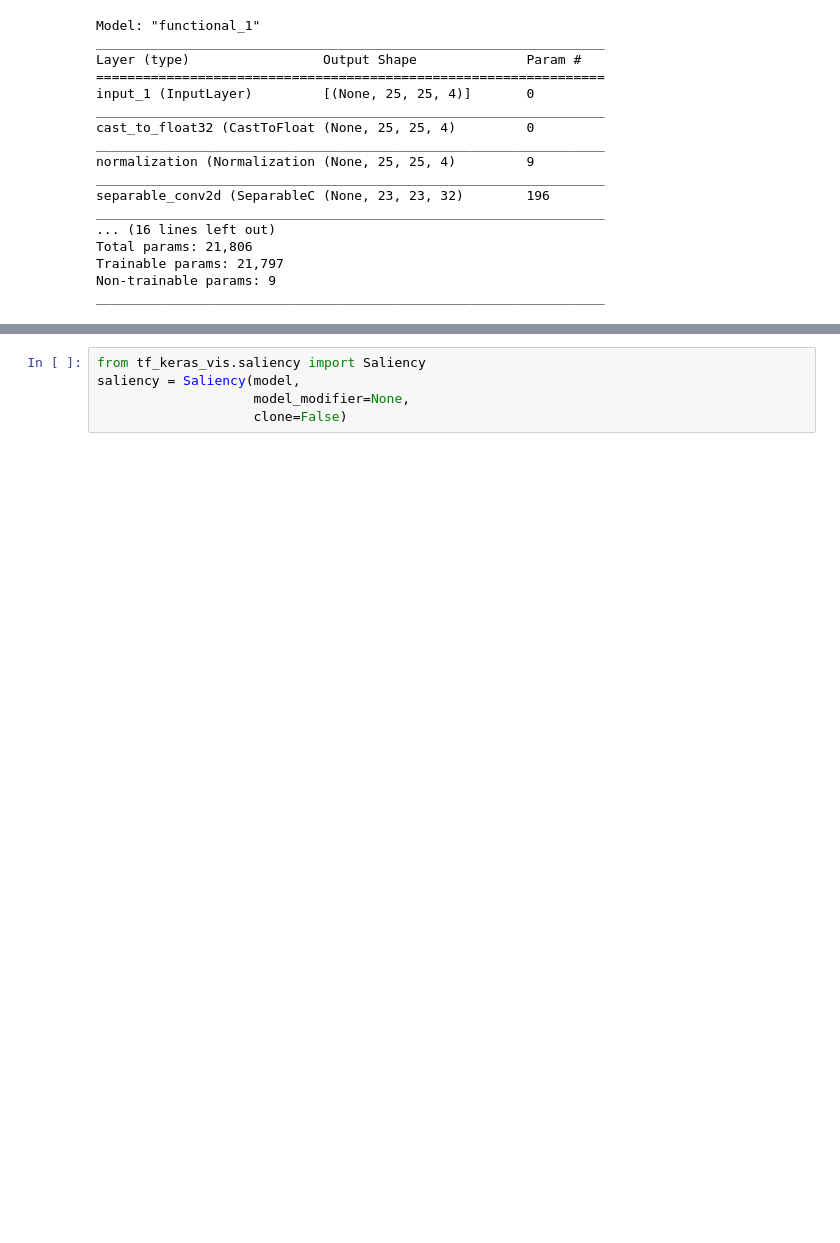
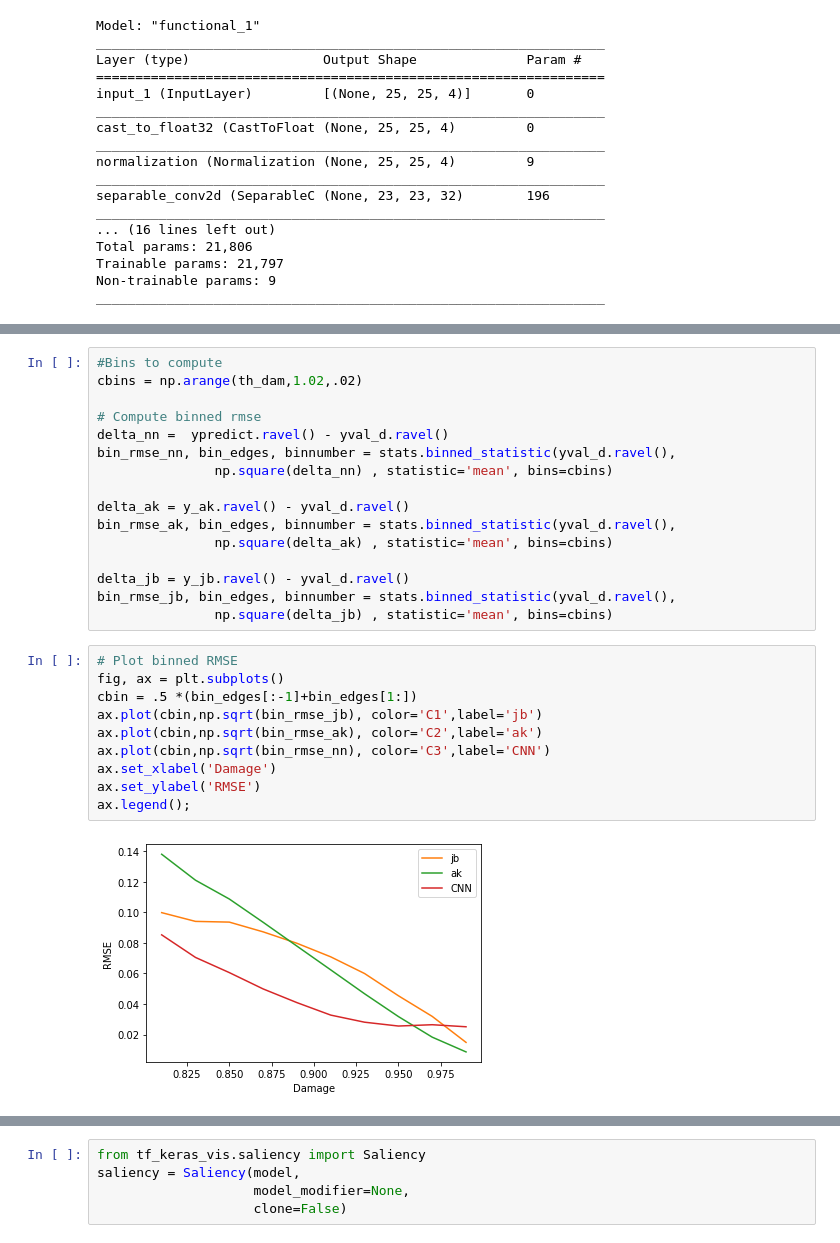
Before and after one commit to nansencenter/SID-NN, a Jupyter notebook: training.ipynb, the cells around one changed output, grey strips where cells are left out. Cells and saved outputs as stored; diff of their text form; blank space fills up the shorter version.

```diff
--- a/training.ipynb
+++ b/training.ipynb
@@ -422,0 +389,28 @@ NameError: name 'fname_score_shuffle' is not defined
+# %%
+#Bins to compute
+cbins = np.arange(th_dam,1.02,.02)
+
+# Compute binned rmse
+delta_nn =  ypredict.ravel() - yval_d.ravel()
+bin_rmse_nn, bin_edges, binnumber = stats.binned_statistic(yval_d.ravel(),
+               np.square(delta_nn) , statistic='mean', bins=cbins)
+
+delta_ak = y_ak.ravel() - yval_d.ravel()
+bin_rmse_ak, bin_edges, binnumber = stats.binned_statistic(yval_d.ravel(),
+               np.square(delta_ak) , statistic='mean', bins=cbins)
+
+delta_jb = y_jb.ravel() - yval_d.ravel()
+bin_rmse_jb, bin_edges, binnumber = stats.binned_statistic(yval_d.ravel(),
+               np.square(delta_jb) , statistic='mean', bins=cbins)
+# %%
+# Plot binned RMSE
+fig, ax = plt.subplots()
+cbin = .5 *(bin_edges[:-1]+bin_edges[1:])
+ax.plot(cbin,np.sqrt(bin_rmse_jb), color='C1',label='jb')
+ax.plot(cbin,np.sqrt(bin_rmse_ak), color='C2',label='ak')
+ax.plot(cbin,np.sqrt(bin_rmse_nn), color='C3',label='CNN')
+ax.set_xlabel('Damage')
+ax.set_ylabel('RMSE')
+ax.legend();
+# %% [output]
+[figure, added]
```
Also changed, not shown: parts of 78 cells of this notebook, 1 other file.
